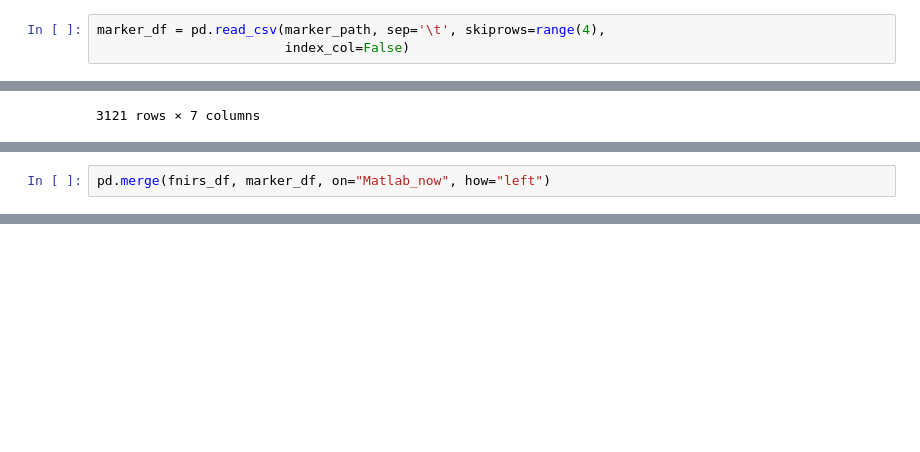
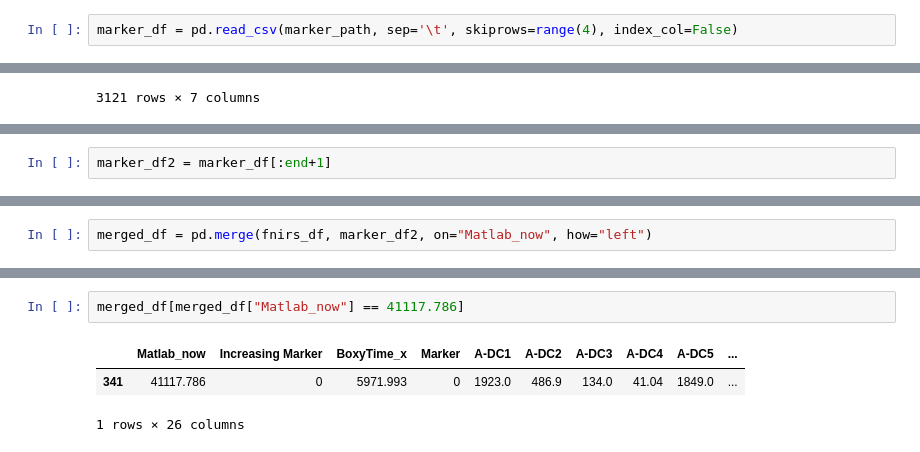
Before and after one commit to jin-sj/hci_lab, a Jupyter notebook: traditional_ml.ipynb, the cells around one changed output, grey strips where cells are left out. Drawn from its saved outputs; the diff is of its cells as text; blank space fills up the shorter version.

```diff
--- a/traditional_ml.ipynb
+++ b/traditional_ml.ipynb
@@ -11,8 +13,7 @@ marker_path = os.path.join(os.getcwd(), "data/S902/2015-02-26_11-24-48-120", "ma
 # %%
 fnirs_df = pd.read_csv(fnirs_path, sep='\t', skiprows=range(4), index_col=False)
 # %%
-marker_df = pd.read_csv(marker_path, sep='\t', skiprows=range(4),
-                        index_col=False)
+marker_df = pd.read_csv(marker_path, sep='\t', skiprows=range(4), index_col=False)
 # %%
 fnirs_df
 # %% [output]
@@ -57,0 +83,2 @@ marker_df
+# %%
+marker_df2 = marker_df[:end+1]
@@ -58,2 +87,2 @@ marker_df
 # %%
-pd.merge(fnirs_df, marker_df, on="Matlab_now", how="left")
+merged_df = pd.merge(fnirs_df, marker_df2, on="Matlab_now", how="left")
@@ -78,0 +110,6 @@ pd.merge(fnirs_df, marker_df, on="Matlab_now", how="left")
+# %%
+merged_df[merged_df["Matlab_now"] == 41117.786]
+# %% [output]
+|  | Matlab_now | Increasing Marker | BoxyTime_x | Marker | A-DC1 | A-DC2 | A-DC3 | A-DC4 | A-DC5 | ... |
+| 341 | 41117.786 | 0 | 5971.993 | 0 | 1923.0 | 486.9 | 134.0 | 41.04 | 1849.0 | ... |
+1 rows × 26 columns
```
Also changed, not shown: parts of 9 cells of this notebook.
